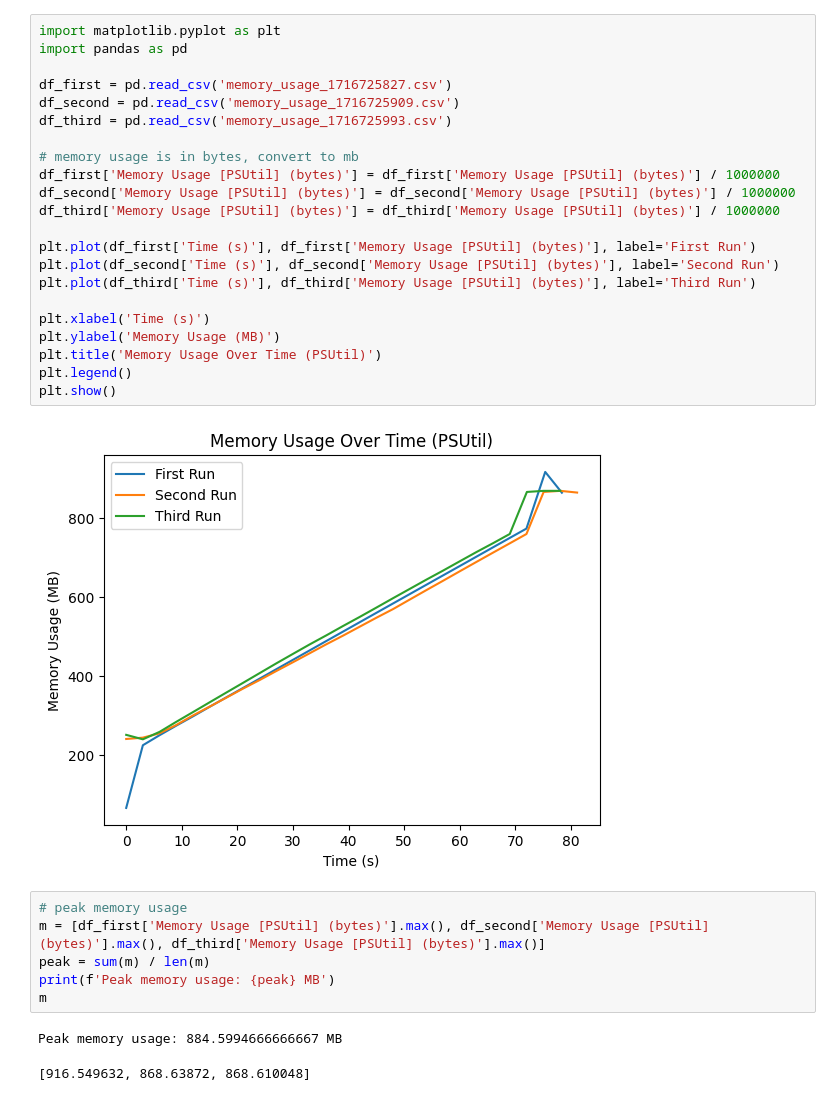
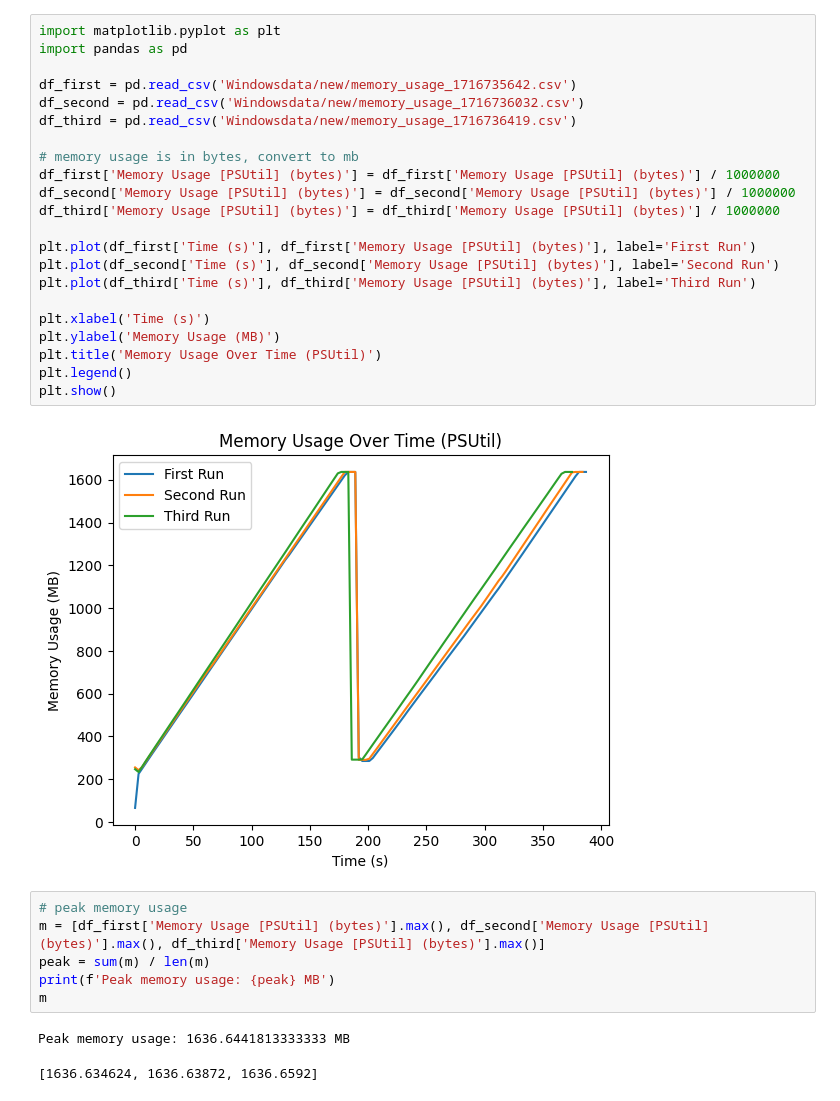
Before and after one commit to kilianbartz/hetcomp, a Jupyter notebook: Aufgabe1/plot_win.ipynb, the cells around one changed output. Cells and saved outputs as stored; diff of their text form.

```diff
--- a/Aufgabe1/plot_win.ipynb
+++ b/Aufgabe1/plot_win.ipynb
@@ -1,27 +1,27 @@
 # %%
 import matplotlib.pyplot as plt
 import pandas as pd
 
-df_first = pd.read_csv('memory_usage_1716725827.csv')
-df_second = pd.read_csv('memory_usage_1716725909.csv')
-df_third = pd.read_csv('memory_usage_1716725993.csv')
+df_first = pd.read_csv('Windowsdata/new/memory_usage_1716735642.csv')
+df_second = pd.read_csv('Windowsdata/new/memory_usage_1716736032.csv')
+df_third = pd.read_csv('Windowsdata/new/memory_usage_1716736419.csv')
 
 # memory usage is in bytes, convert to mb
 df_first['Memory Usage [PSUtil] (bytes)'] = df_first['Memory Usage [PSUtil] (bytes)'] / 1000000
 df_second['Memory Usage [PSUtil] (bytes)'] = df_second['Memory Usage [PSUtil] (bytes)'] / 1000000
 df_third['Memory Usage [PSUtil] (bytes)'] = df_third['Memory Usage [PSUtil] (bytes)'] / 1000000
 
 plt.plot(df_first['Time (s)'], df_first['Memory Usage [PSUtil] (bytes)'], label='First Run')
 plt.plot(df_second['Time (s)'], df_second['Memory Usage [PSUtil] (bytes)'], label='Second Run')
 plt.plot(df_third['Time (s)'], df_third['Memory Usage [PSUtil] (bytes)'], label='Third Run')
 
 plt.xlabel('Time (s)')
 plt.ylabel('Memory Usage (MB)')
 plt.title('Memory Usage Over Time (PSUtil)')
 plt.legend()
 plt.show()
 # %% [output]
-[figure, old version]
+[figure, new version]
 # %%
 # peak memory usage
 m = [df_first['Memory Usage [PSUtil] (bytes)'].max(), df_second['Memory Usage [PSUtil] (bytes)'].max(), df_third['Memory Usage [PSUtil] (bytes)'].max()]
@@ -29,8 +29,8 @@ peak = sum(m) / len(m)
 print(f'Peak memory usage: {peak} MB')
 m
 # %% [output]
-Peak memory usage: 884.5994666666667 MB
+Peak memory usage: 1636.6441813333333 MB
-[916.549632, 868.63872, 868.610048]
+[1636.634624, 1636.63872, 1636.6592]
 # %%
 # starting usage
 starts = [df_first['Memory Usage [PSUtil] (bytes)'][0], df_second['Memory Usage [PSUtil] (bytes)'][0], df_third['Memory Usage [PSUtil] (bytes)'][0]]
```
Also changed, not shown: parts of 1 cell of this notebook, 1 other file.
